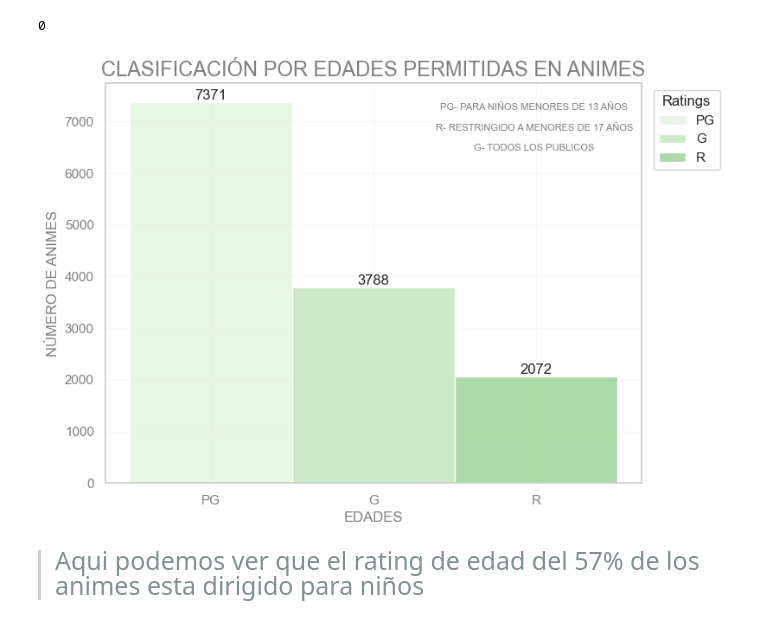
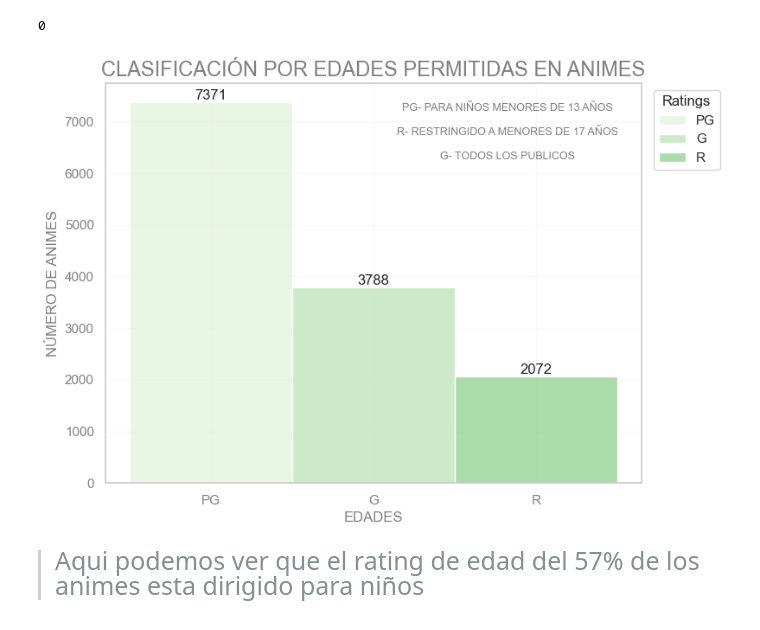
Before and after one commit to AmyGaarcia/EDA_ANIME, a Jupyter notebook: src/EDA/EDA_anime.ipynb, the cells around one changed output. Saved outputs shown, nothing was run; the diff lists cells and outputs as text; code cells hidden in the pictures.

```diff
--- a/src/EDA/EDA_anime.ipynb
+++ b/src/EDA/EDA_anime.ipynb
@@ -732,29 +732,29 @@ anime_EDA["Rating"].isin(["Others"]).sum()
 # %%
 edades = anime_EDA["Rating"].value_counts(ascending= False)
 plt.figure(figsize=(8, 6))
 sns.set_palette("Greens")
 sns.set_style("whitegrid")
 
 for rating in edades.index:
     subset = anime_EDA[anime_EDA["Rating"] == rating]
     sns.histplot(subset["Rating"], label=rating, kde=False)
 
     plt.annotate(str(edades[rating]), (rating, edades[rating]), ha="center", va="bottom")
 
 plt.legend(title="Ratings", bbox_to_anchor=(1.01, 1), loc="upper left")
 
 texto = "PG- PARA NIÑOS MENORES DE 13 AÑOS\n\nR- RESTRINGIDO A MENORES DE 17 AÑOS\n\nG- TODOS LOS PUBLICOS"
-plt.text(0.8, 0.95, texto, fontsize=8, va="top", ha="center", color="grey", transform=plt.gca().transAxes)
+plt.text(0.75, 0.95, texto, fontsize=9, va="top", ha="center", color="grey", transform=plt.gca().transAxes)
 
 plt.title("CLASIFICACIÓN POR EDADES PERMITIDAS EN ANIMES", fontsize=17, color="grey")
 plt.xlabel("EDADES", color="grey")
 plt.ylabel("NÚMERO DE ANIMES", color="grey")
 plt.tick_params(axis="x", colors="grey")
 plt.tick_params(axis="y", colors="grey")
 
 plt.show()
 # %% [output]
-[figure, old version]
+[figure, new version]
 # %% [markdown]
 ><span style="font-size: 25px; color:#839192">Aqui podemos ver que el rating de edad del 57% de los animes esta dirigido para niños</span>
 # %% [markdown]
```
Also changed, not shown: parts of 14 cells of this notebook.
